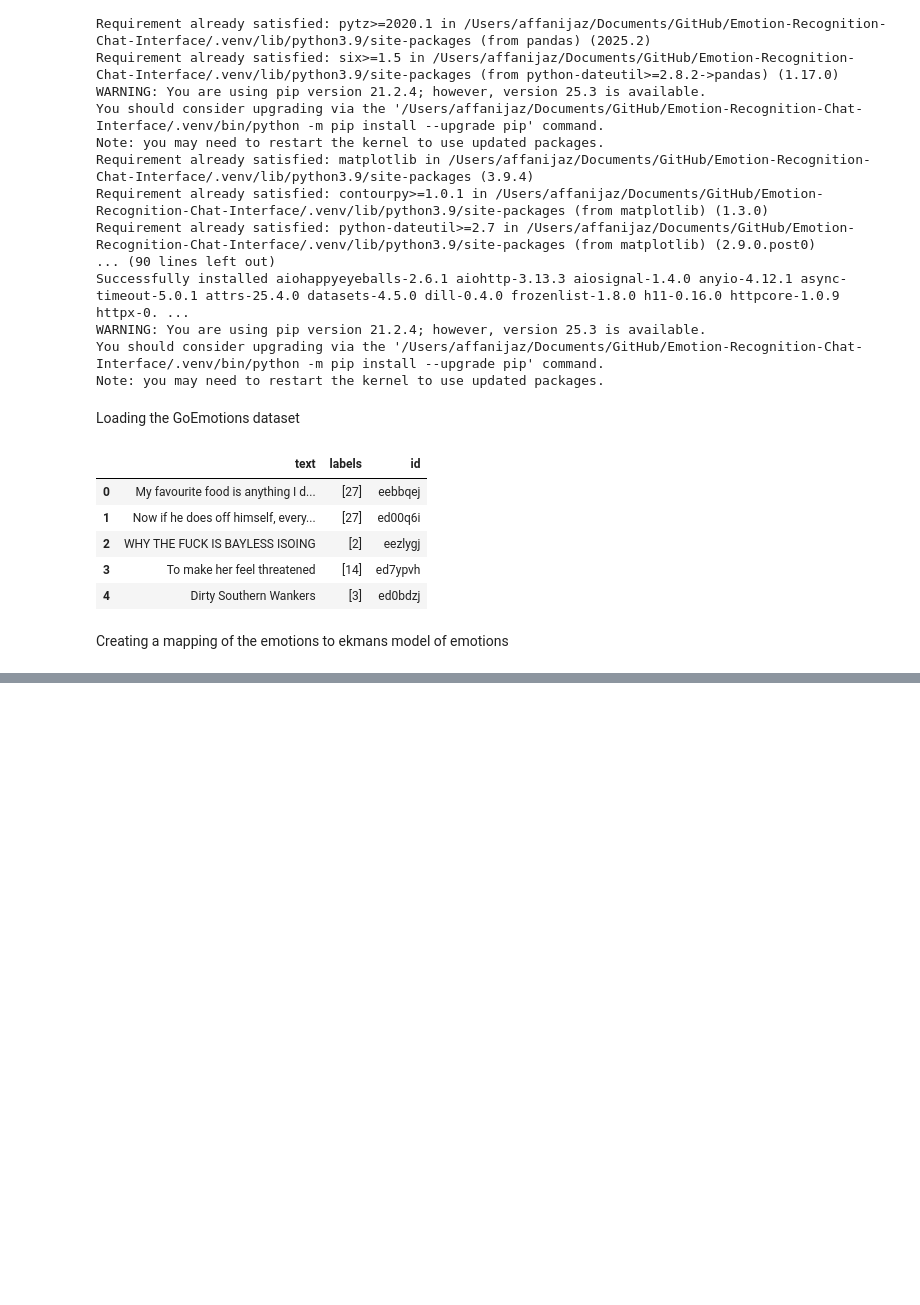
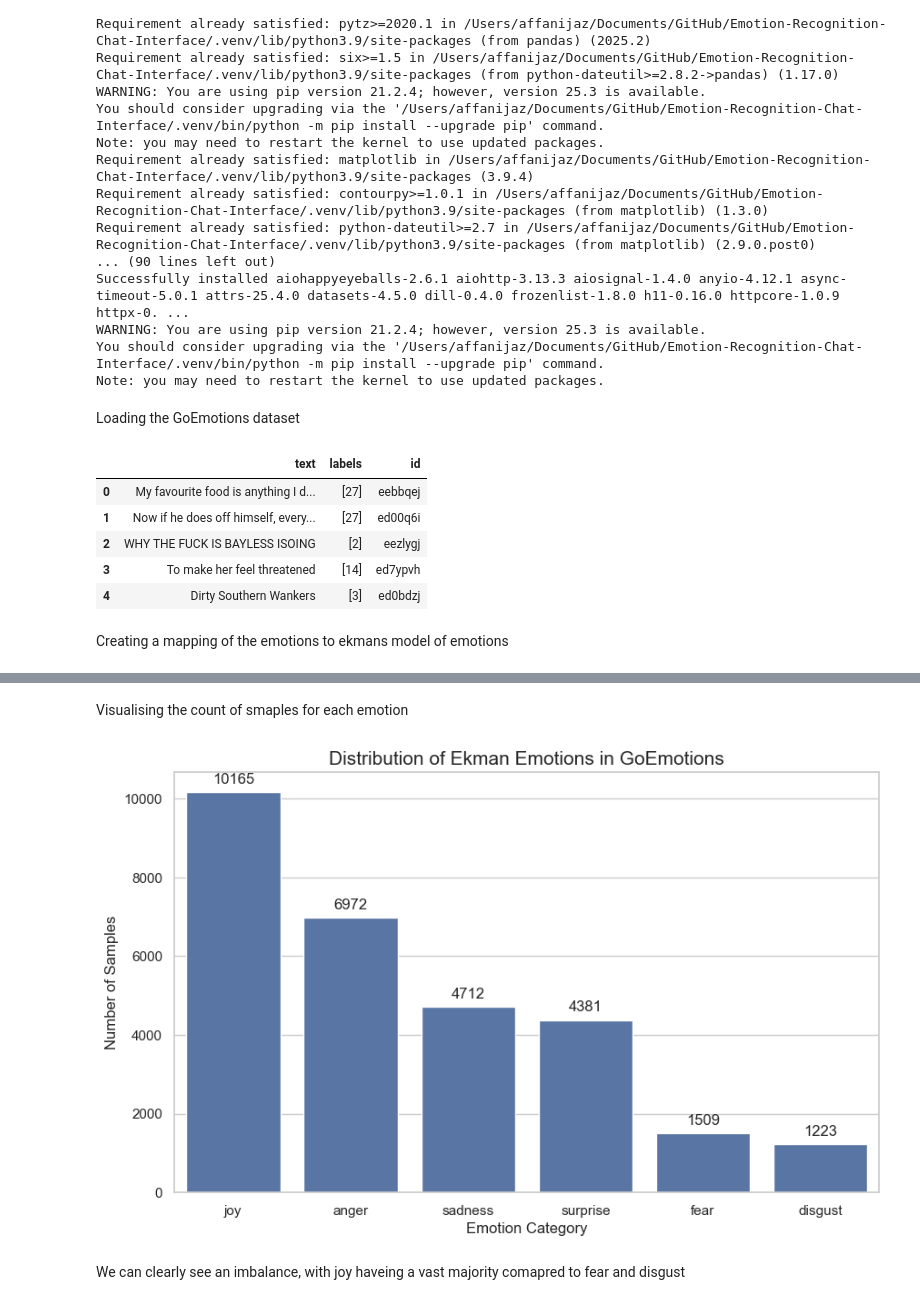
Before and after one commit to AffanI0/Emotion-Recognition-Chat-Interface, a Jupyter notebook: datasets/clean_dataset.ipynb, the cells around one changed output, grey strips where cells are left out. Cells and saved outputs as stored; diff of their text form; code cells hidden in the pictures; blank space fills up the shorter version.

Commit message:
Alterted mapping version and added visualisation

```diff
--- a/datasets/clean_dataset.ipynb
+++ b/datasets/clean_dataset.ipynb
@@ -79,0 +48,9 @@ ekman_mapping = {
+# %%
+ekman_mapping = {
+    "anger": [0, 1, 8],
+    "disgust": [9],
+    "fear": [12, 17],
+    "joy": [15, 2, 3, 6, 11, 13, 16, 18, 19, 21],
+    "sadness": [23, 7, 10, 14, 22],
+    "surprise": [24, 4, 5, 20]
+}
@@ -79,0 +59,16 @@ ekman_mapping = {
+# %%
+def mapping_to_ekman(label_list):
+    # iterating through the ekman mapping dictionary
+    # for multi label samples the first emotion found will be assigned to ensure consistency
+    for ekman_name, id_list in ekman_mapping.items():
+        # checking if any of the label ids are in the ekman mapping
+        if any(id in label_list for id in id_list):
+            # returning the ekman name if found
+            return ekman_name
+    return "neutral"
+
+# applying the the maping
+df['ekman'] = df['labels'].apply(mapping_to_ekman)
+
+# removing the neutral samlpes from the dataframe
+df_new_emotional = df[df['ekman'] != 'neutral'].copy()
@@ -79,0 +86,24 @@ ekman_mapping = {
+# %% [markdown]
+Visualising the count of smaples for each emotion
+# %%
+plt.figure(figsize=(10, 6))
+
+# creating the count plot
+order = df_new_emotional['ekman'].value_counts().index
+ax = sns.countplot(data=df_new_emotional, x='ekman', order=order)
+
+# adding labels and title
+plt.title("Distribution of Ekman Emotions in GoEmotions", fontsize=15)
+plt.xlabel("Emotion Category")
+plt.ylabel("Number of Samples")
+
+# addign the total counts on top of bars
+for p in ax.patches:
+    ax.annotate(f'{int(p.get_height())}', (p.get_x() + p.get_width()/2., p.get_height()),
+                ha='center', va='center', xytext=(0, 10), textcoords='offset points')
+
+plt.show()
+# %% [output]
+[figure, added]
+# %% [markdown]
+We can clearly see an imbalance, with joy haveing a vast majority comapred to fear and disgust
```
Also changed, not shown: parts of 4 cells of this notebook.
